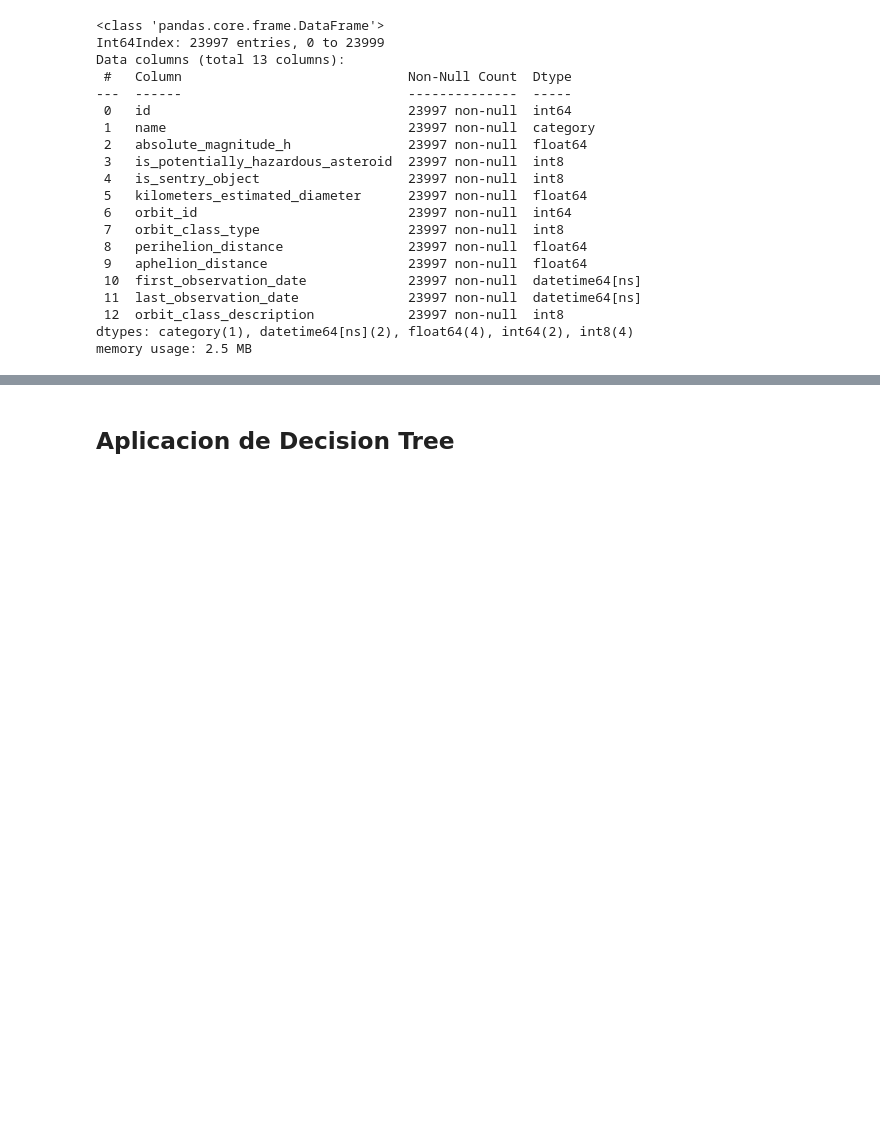
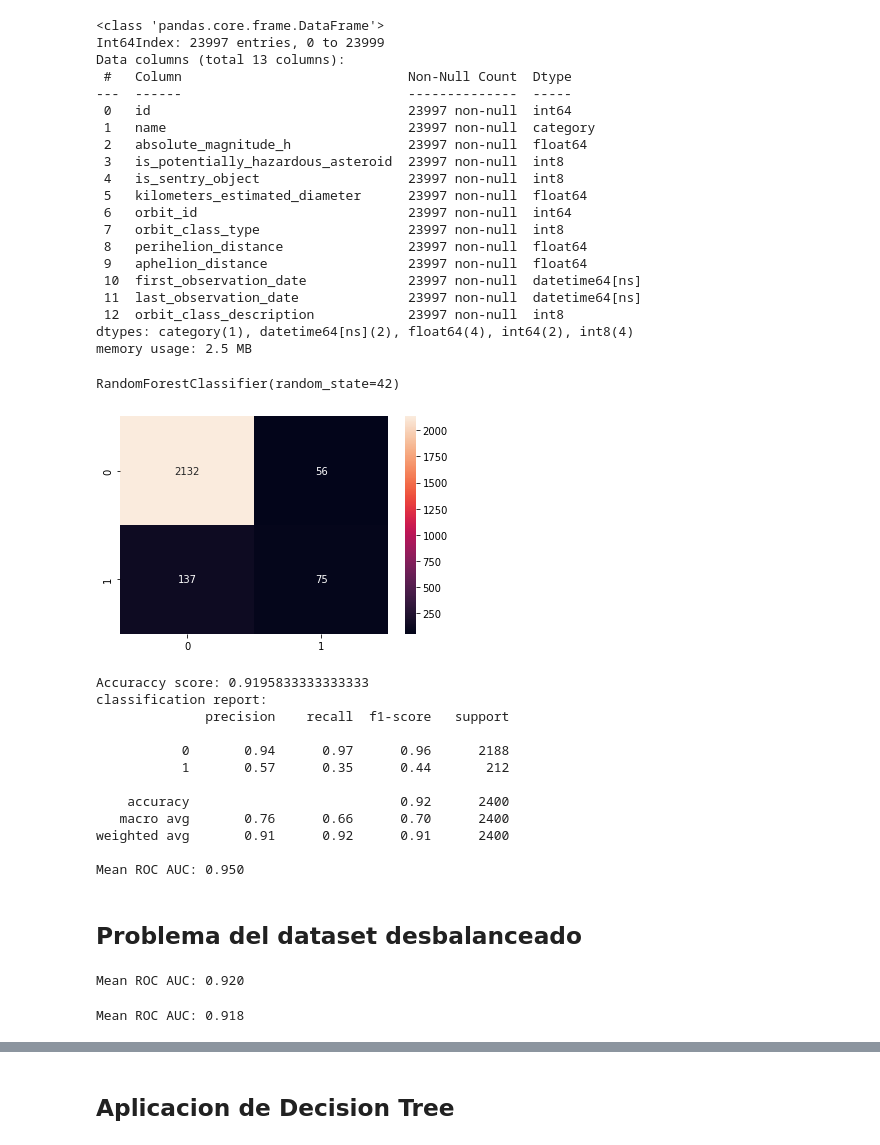
Before and after one commit to lusilve44/Final-Project-4Geeks, a Jupyter notebook: src/explore.ipynb, the cells around one changed output, grey strips where cells are left out. Cells and saved outputs as stored; diff of their text form; code cells hidden in the pictures; blank space fills up the shorter version.

```diff
--- a/src/explore.ipynb
+++ b/src/explore.ipynb
@@ -515,0 +514,11 @@ memory usage: 2.5 MB
+# %%
+from sklearn.model_selection import train_test_split
+
+y = df_raw['is_potentially_hazardous_asteroid']
+X = df_raw.drop(columns = ['is_potentially_hazardous_asteroid', 'name', 'id', 'first_observation_date', 'last_observation_date'])
+
+X_train, X_rem, y_train, y_rem = train_test_split(X,y, train_size=0.8)
+X_valid, X_test, y_valid, y_test = train_test_split(X_rem,y_rem, test_size=0.5)
+
+X_united = pd.concat([X_train, X_valid])
+y_united = pd.concat([y_train, y_valid])
@@ -515,0 +535,31 @@ memory usage: 2.5 MB
+# %%
+clf = RandomForestClassifier(random_state=42)
+clf.fit(X_train,y_train)
+# %% [output]
+RandomForestClassifier(random_state=42)
+# %%
+y_pred = clf.predict(X_valid)
+# %%
+sns.heatmap(confusion_matrix(y_valid,y_pred), annot= True , fmt='d')
+plt.show()
+
+print(f'Accuraccy score: {accuracy_score(y_valid,y_pred)}')
+print(f'classification report: \n{classification_report(y_valid,y_pred)}')
+
+cv = RepeatedStratifiedKFold(n_splits=10, n_repeats=3, random_state=1)
+scores = cross_val_score(clf, X_united, y_united, scoring='roc_auc', cv=cv, n_jobs=-1)
+print('Mean ROC AUC: %.3f' % np.mean(scores))
+# %% [output]
+[figure, added]
+Accuraccy score: 0.9195833333333333
+classification report:
+              precision    recall  f1-score   support
+
+           0       0.94      0.97      0.96      2188
+           1       0.57      0.35      0.44       212
+
+    accuracy                           0.92      2400
+   macro avg       0.76      0.66      0.70      2400
+weighted avg       0.91      0.92      0.91      2400
+
+Mean ROC AUC: 0.950
@@ -515,0 +568,2 @@ memory usage: 2.5 MB
+# %% [markdown]
+## Problema del dataset desbalanceado
@@ -515,0 +574,34 @@ memory usage: 2.5 MB
+# %%
+# 1) Class Weighting
+
+# A simple technique for modifying a decision tree for imbalanced classification is to change
+# the weight that each class has when calculating the “impurity” score of a chosen split point.
+# Impurity measures how mixed the groups of samples are for a given split in the training dataset
+# and is typically measured with Gini or entropy. The calculation can be biased so that a mixture
+#  in favor of the minority class is favored, allowing some false positives for the majority class.
+# This modification of random forest is referred to as Weighted Random Forest.
+
+clf = RandomForestClassifier(n_estimators=10, class_weight='balanced', random_state=42)
+
+cv = RepeatedStratifiedKFold(n_splits=10, n_repeats=3, random_state=1)
+scores = cross_val_score(clf, X_united, y_united, scoring='roc_auc', cv=cv, n_jobs=-1)
+print('Mean ROC AUC: %.3f' % np.mean(scores))
+# %% [output]
+Mean ROC AUC: 0.920
+# %%
+# 2) Bootstrap Class Weighting
+
+# Given that each decision tree is constructed from a bootstrap sample
+# (e.g. random selection with replacement), the class distribution in
+# the data sample will be different for each tree. As such, it might be
+# interesting to change the class weighting based on the class distribution
+# in each bootstrap sample, instead of the entire training dataset. This can
+# be achieved by setting the class_weight argument to the value ‘balanced_subsample‘.
+
+clf = RandomForestClassifier(n_estimators=10, class_weight='balanced_subsample', random_state=42)
+
+cv = RepeatedStratifiedKFold(n_splits=10, n_repeats=3, random_state=1)
+scores = cross_val_score(clf, X_united, y_united, scoring='roc_auc', cv=cv, n_jobs=-1)
+print('Mean ROC AUC: %.3f' % np.mean(scores))
+# %% [output]
+Mean ROC AUC: 0.918
```
Also changed, not shown: parts of 14 cells of this notebook, 2 other files.
